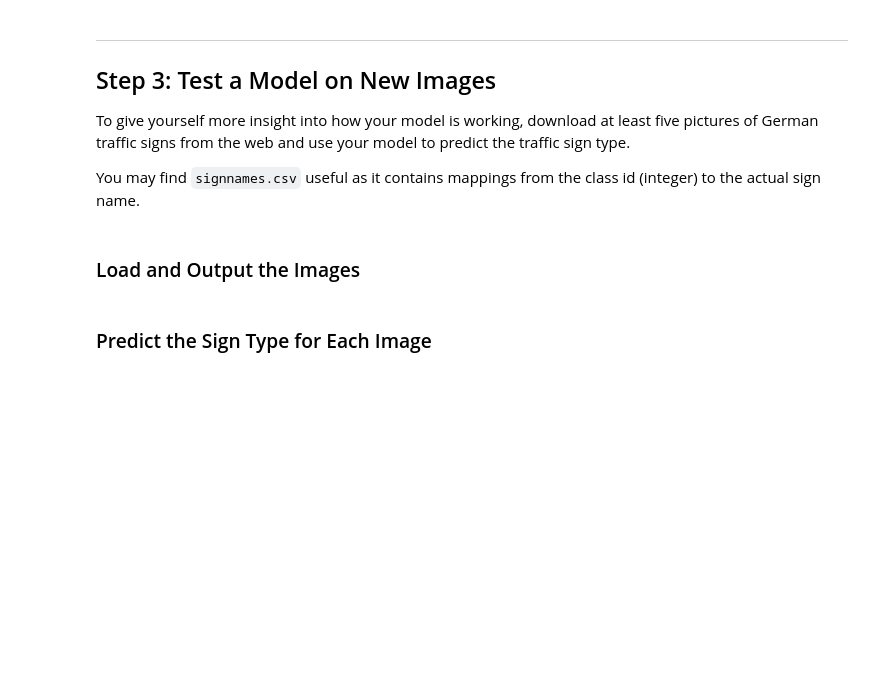
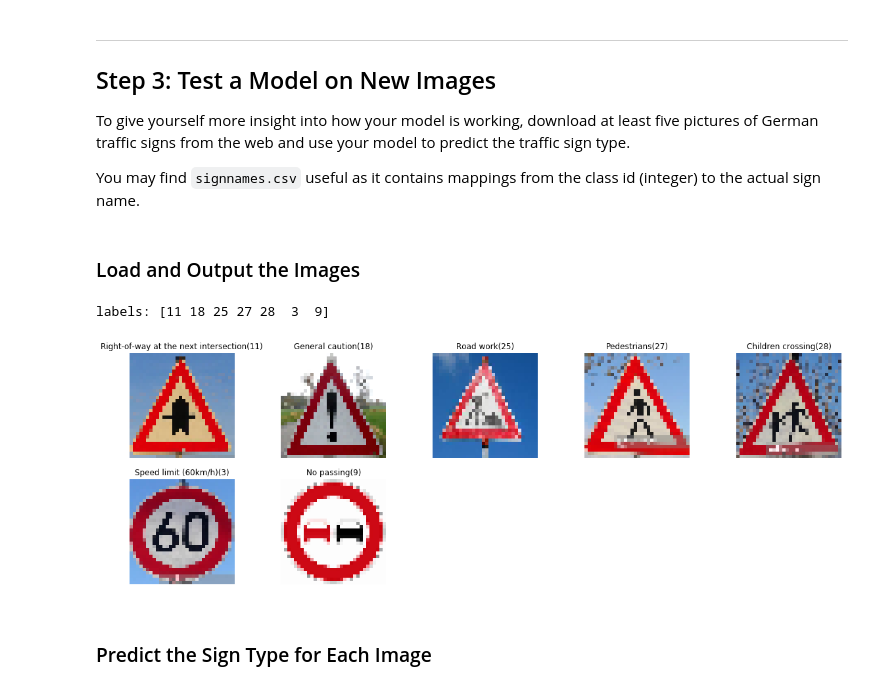
Before and after one commit to barney-s/CarND-Traffic-Sign-Classifier-Project, a Jupyter notebook: Traffic_Sign_Classifier.ipynb, the cells around one changed output. Saved outputs shown, nothing was run; the diff lists cells and outputs as text; code cells hidden in the pictures; blank space fills up the shorter version.

Commit message:
- parameterize dropout and use it for training only - additional graphs - work on web images

```diff
--- a/Traffic_Sign_Classifier.ipynb
+++ b/Traffic_Sign_Classifier.ipynb
@@ -431,5 +432,5 @@ one_hot_y = tf.one_hot(y, 43)
 # %%
-logits = LeNet(x)
+logits = LeNet(x, d)
 cross_entropy = tf.nn.softmax_cross_entropy_with_logits(logits=logits, labels=one_hot_y)
 loss_operation = tf.reduce_mean(cross_entropy)
 optimizer = tf.train.AdamOptimizer(learning_rate = rate)
@@ -445,7 +446,9 @@ def evaluate(X_data, y_data):
     sess = tf.get_default_session()
     for offset in range(0, num_examples, BATCH_SIZE):
         batch_x, batch_y = X_data[offset:offset+BATCH_SIZE], y_data[offset:offset+BATCH_SIZE]
-        accuracy = sess.run(accuracy_operation, feed_dict={x: batch_x, y: batch_y})
+        accuracy = sess.run(accuracy_operation, feed_dict={x: batch_x,
+                                                           y: batch_y,
+                                                           d: 1.0})
         total_accuracy += (accuracy * len(batch_x))
     return total_accuracy / num_examples
 # %%
@@ -462,12 +465,13 @@ with tf.Session() as sess:
         for offset in range(0, num_examples, BATCH_SIZE):
             end = offset + BATCH_SIZE
             batch_x, batch_y = X_train[offset:end], y_train[offset:end]
-            sess.run(training_operation, feed_dict={x: batch_x, y: batch_y})
+            sess.run(training_operation, feed_dict={x: batch_x,
+                                                    y: batch_y,
+                                                    d: 0.75 })
 
         validation_accuracy = evaluate(X_valid, y_valid)
         plot_data.append(validation_accuracy)
-        print("EPOCH {} ...".format(i+1))
-        print("Validation Accuracy = {:.3f}".format(validation_accuracy))
+        print("{}/{:.3f}".format(i, validation_accuracy), end=' ')
         print()
 
     saver.save(sess, './lenet')
@@ -522,2 +511,23 @@ You may find `signnames.csv` useful as it contains mappings from the class id (i
+# %%
+from PIL import Image
+import glob
+imagenames = glob.glob('web-german-traffic-signs/*.jpg')
+X_web = np.array([np.array(Image.open(f).resize((32, 32))) \
+                       for f in imagenames])
+y_web = np.array([int(f.split("/")[1].split(" ")[0])\
+                       for f in imagenames])
+X_web = _preprocess(X_web)
+# %%
+fig = plt.figure(figsize=(20, 10))
+for i in range(len(imagenames)):
+    a = fig.add_subplot(3, 5, i+1)
+    plt.imshow(X_web[i])
+    plt.title(signnames[y_web[i]] + "("+ str(y_web[i]) + ")")
+    plt.axis('off')
+
+print("labels:", y_web)
+# %% [output]
+labels: [11 18 25 27 28  3  9]
+[figure, added]
 # %% [markdown]
 ### Predict the Sign Type for Each Image
```
Also changed, not shown: parts of 14 cells of this notebook, 7 other files.
